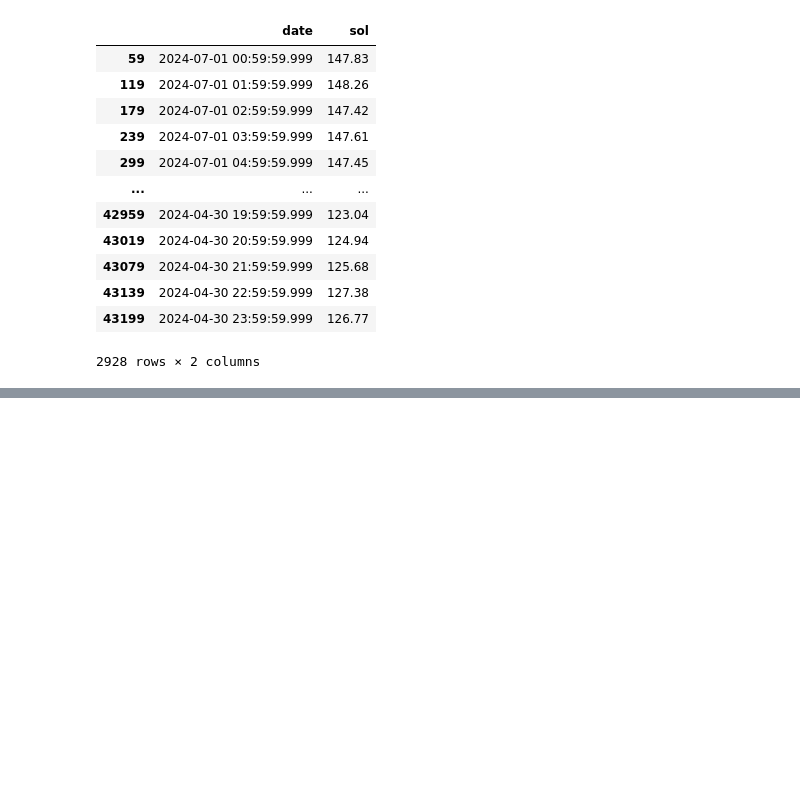
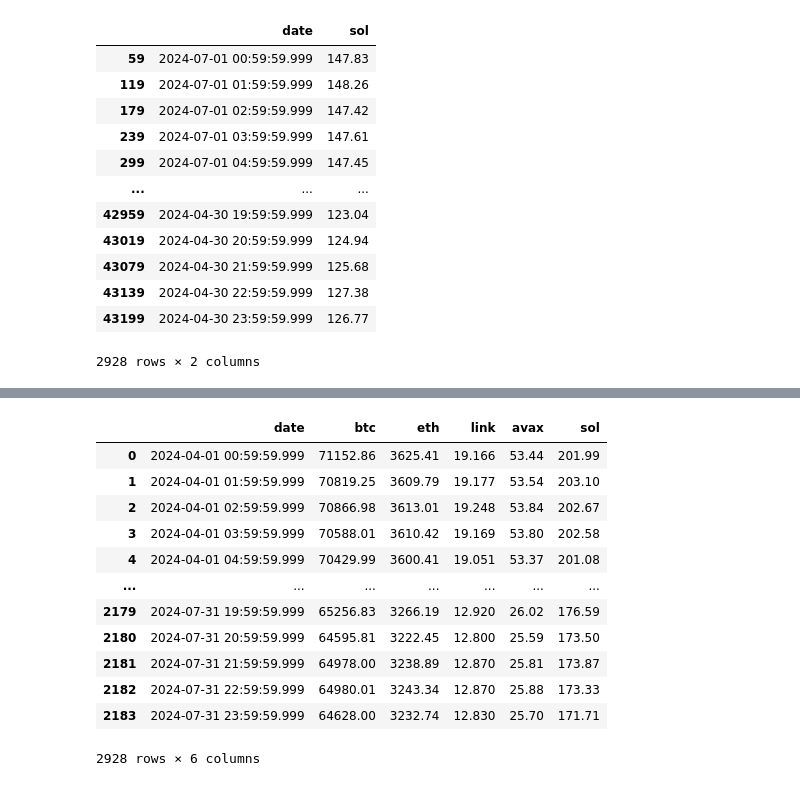
Before and after one commit to outfox330/ML_Models_on_Time_Series, a Jupyter notebook: BTC_FORECAST.ipynb, the cells around one changed output, grey strips where cells are left out. Drawn from its saved outputs; the diff is of its cells as text; code cells hidden in the pictures; blank space fills up the shorter version.

```diff
--- a/BTC_FORECAST.ipynb
+++ b/BTC_FORECAST.ipynb
@@ -1236,0 +1257,17 @@ df_total
+# %%
+df_total = df_total.sort_values(by='date')
+df_total
+# %% [output]
+|  | date | btc | eth | link | avax | sol |
+| 0 | 2024-04-01 00:59:59.999 | 71152.86 | 3625.41 | 19.166 | 53.44 | 201.99 |
+| 1 | 2024-04-01 01:59:59.999 | 70819.25 | 3609.79 | 19.177 | 53.54 | 203.10 |
+| 2 | 2024-04-01 02:59:59.999 | 70866.98 | 3613.01 | 19.248 | 53.84 | 202.67 |
+| 3 | 2024-04-01 03:59:59.999 | 70588.01 | 3610.42 | 19.169 | 53.80 | 202.58 |
+| 4 | 2024-04-01 04:59:59.999 | 70429.99 | 3600.41 | 19.051 | 53.37 | 201.08 |
+| ... | ... | ... | ... | ... | ... | ... |
+| 2179 | 2024-07-31 19:59:59.999 | 65256.83 | 3266.19 | 12.920 | 26.02 | 176.59 |
+| 2180 | 2024-07-31 20:59:59.999 | 64595.81 | 3222.45 | 12.800 | 25.59 | 173.50 |
+| 2181 | 2024-07-31 21:59:59.999 | 64978.00 | 3238.89 | 12.870 | 25.81 | 173.87 |
+| 2182 | 2024-07-31 22:59:59.999 | 64980.01 | 3243.34 | 12.870 | 25.88 | 173.33 |
+| 2183 | 2024-07-31 23:59:59.999 | 64628.00 | 3232.74 | 12.830 | 25.70 | 171.71 |
+2928 rows × 6 columns
```
Also changed, not shown: parts of 5 cells of this notebook.
